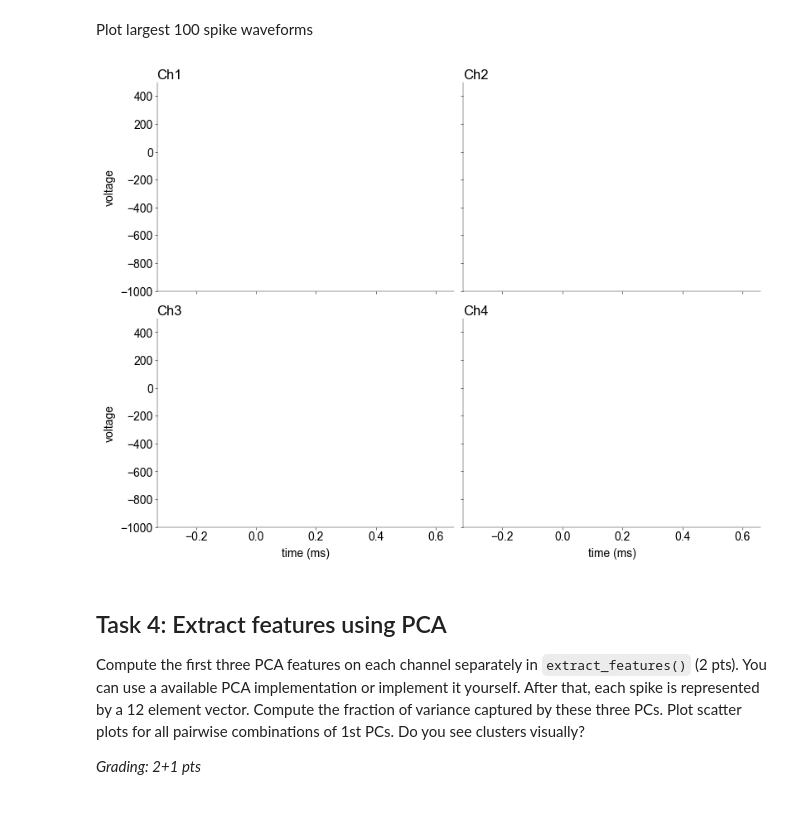
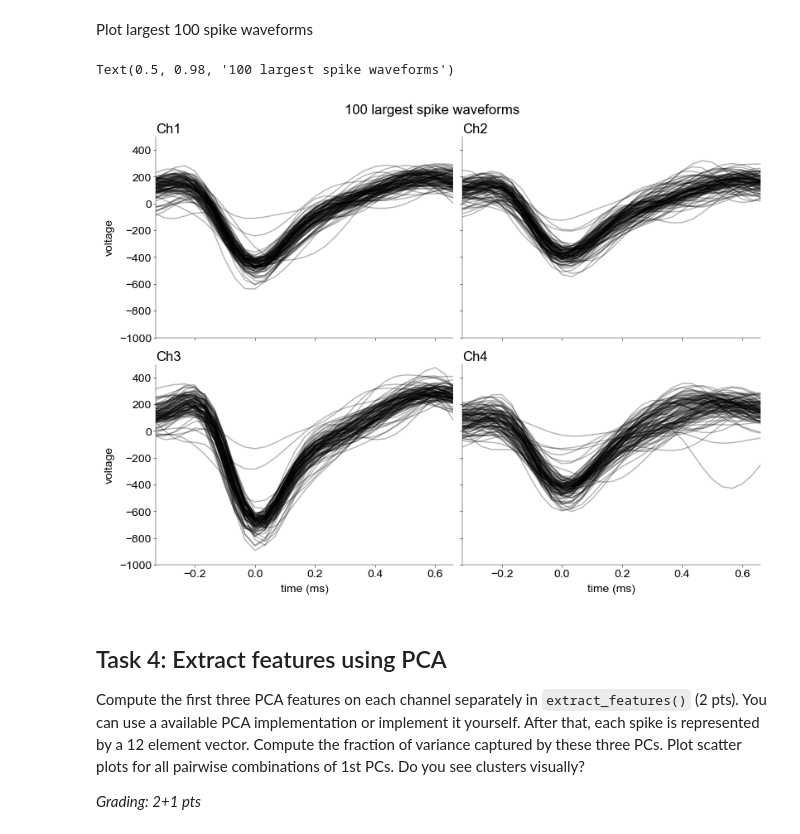
Before and after one commit to atimcenko/tu-neural-data-science, a Jupyter notebook: hw01/notebooks/CodingLab1_Alex.ipynb, the cells around one changed output. Cells and saved outputs as stored; diff of their text form; code cells hidden in the pictures.

````diff
--- a/hw01/notebooks/CodingLab1_Alex.ipynb
+++ b/hw01/notebooks/CodingLab1_Alex.ipynb
@@ -335,6 +335,6 @@ for i, col in enumerate(cols):
         ax[col].set_xlabel("time (s)")
     x = xf3.to_numpy()[:, i]
     ax[col].plot(times, x, alpha=0.5, color='black')
-    ax[col].scatter(t, np.ones(len(t)) * thrd, s=50, c='red', marker='|')
+    ax[col].scatter(t, np.ones(len(t)) * 300, s=50, c='red', marker='|')
     # ax[col].eventplot(t)
     ax[col].hlines(thrd, *xlim, linestyle='--', color='red')
@@ -386,2 +405,10 @@ def extract_waveforms(x: np.ndarray, s: np.ndarray) -> np.ndarray:
 # %% [markdown]
 Plot first 100 spike waveforms
+# %%
+window_size_ms = 2
+window_size_samples = int(window_size_ms * 1e-3 * fs)
+print(window_size_samples)
+
+samplegrid, w = extract_waveforms(xf3.to_numpy(), s, window_size_samples)
+timegrid = samplegrid / fs * 1000 # ms
+w.shape
@@ -397,11 +427,11 @@ fig, ax = plt.subplot_mosaic(
 # -------------------------------
 # plot first 100 spikes (0.5 pts)
 # -------------------------------
-
+xlim = ((-0.7, 0.9))
 # cols = ["Ch1", "Ch2", "Ch3", "Ch4"]
 for i, col in enumerate(cols):
     ax[col].set_ylim((-500, 250))
-    ax[col].set_xlim((-0.33, 0.66))
+    ax[col].set_xlim(xlim)
     ax[col].set_title(col, loc="left")
     if col == "Ch3" or col == "Ch4":
         ax[col].set_xlabel("time (ms)")
@@ -411,4 +441,8 @@ for i, col in enumerate(cols):
         ax[col].set_ylabel("voltage")
     else:
         ax[col].set_yticklabels([])
+
+    for j in range(100):
+        ax[col].plot(timegrid, w[j, :, i], alpha=0.3, color='black')
+plt.suptitle("The 1st 100 extracted waveforms")
 # %% [output]
@@ -416,33 +451,44 @@ for i, col in enumerate(cols):
 # %% [markdown]
 Plot largest 100 spike waveforms
+# %%
+spike_sizes = np.abs(np.max(w, axis=1) - np.min(w, axis=1))
+ind = np.argsort(spike_sizes, axis=0)[::-1, :] # now largest are the first
 # %%
 mosaic = [
     ["Ch1", "Ch2"],
     ["Ch3", "Ch4"],
 ]
 fig, ax = plt.subplot_mosaic(
     mosaic=mosaic, figsize=(8, 6), layout="constrained", dpi=100
 )
 
 # -------------------------------------
 # plot the largest 100 spikes (0.5 pts)
 # -------------------------------------
+
+
 
 # cols = ["Ch1", "Ch2", "Ch3", "Ch4"]
 for i, col in enumerate(cols):
     ax[col].set_ylim((-1000, 500))
     ax[col].set_xlim((-0.33, 0.66))
     ax[col].set_title(col, loc="left")
     if col == "Ch3" or col == "Ch4":
         ax[col].set_xlabel("time (ms)")
     else:
         ax[col].set_xticklabels([])
     if col == "Ch1" or col == "Ch3":
         ax[col].set_ylabel("voltage")
     else:
         ax[col].set_yticklabels([])
+
+    for j in ind[:100, i]:
+        ax[col].plot(timegrid, w[j, :, i], alpha=0.3, color='black')
+
+plt.suptitle("100 largest spike waveforms")
 # %% [output]
+Text(0.5, 0.98, '100 largest spike waveforms')
-[figure, old version]
+[figure, new version]
 # %% [markdown]
 ## Task 4: Extract features using PCA
 Compute the first three PCA features on each channel separately in ```extract_features()``` (2 pts). You can use a available PCA implementation or implement it yourself. After that, each spike is represented by a 12 element vector. Compute the fraction of variance captured by these three PCs.
````
Also changed, not shown: parts of 4 cells of this notebook.
